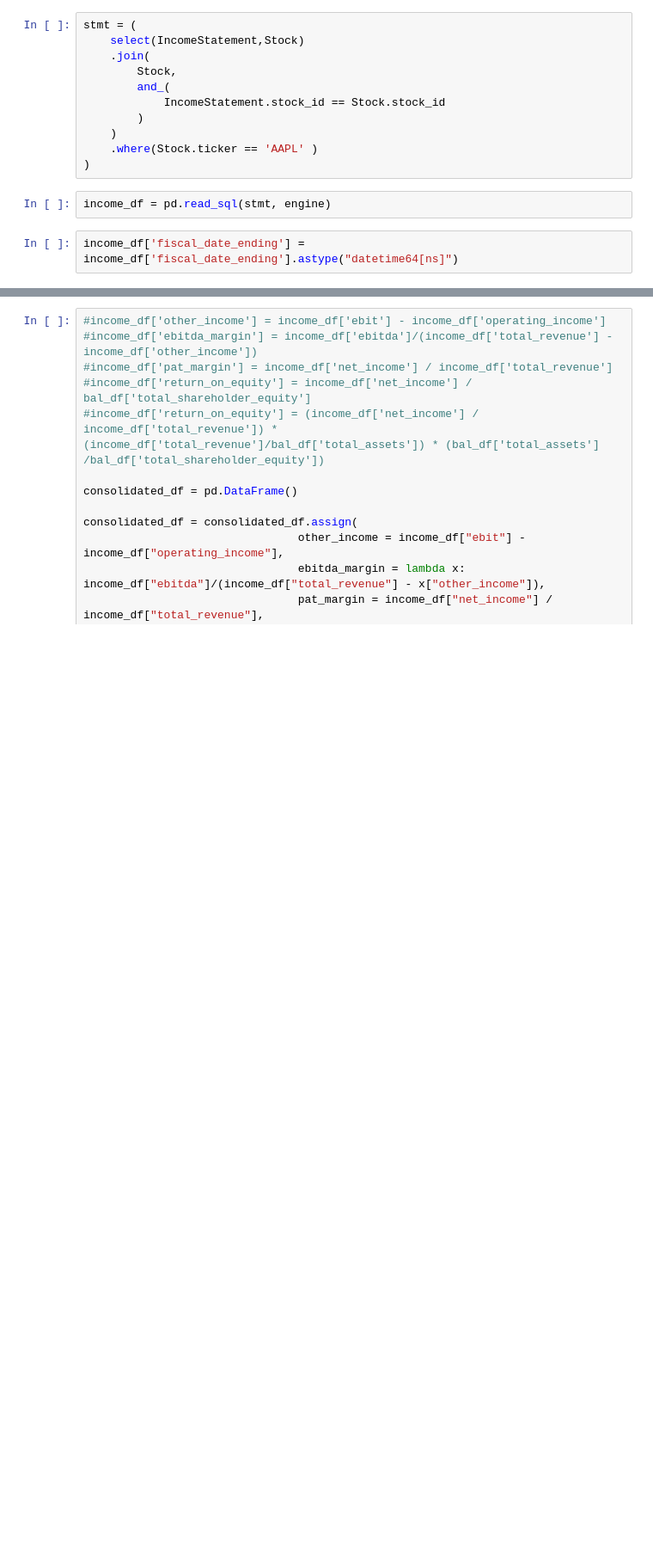
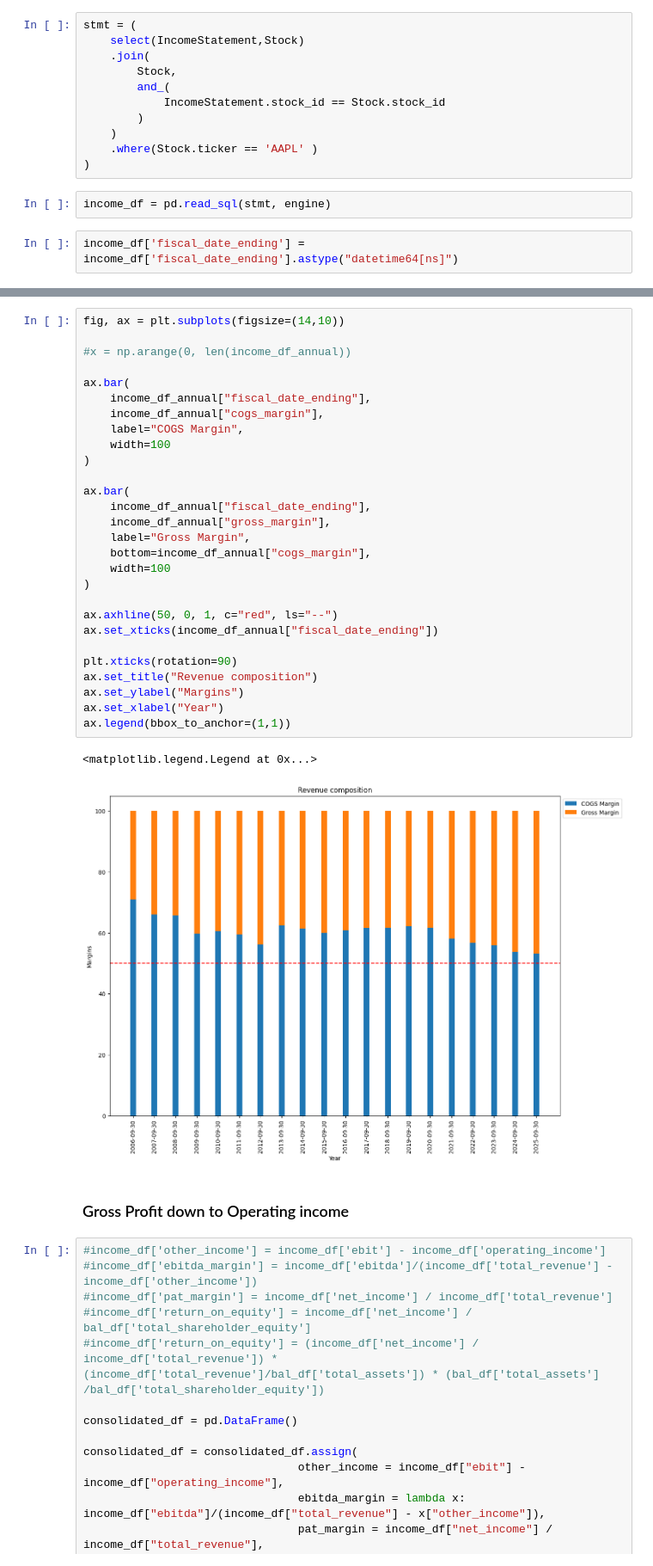
Before and after one commit to kumarbyes/project_stock_analysis, a Jupyter notebook: analaysis_using_pandas/exploratory_data_anaysis.ipynb, the cells around one changed output, grey strips where cells are left out. Shown at 86% size. Drawn from its saved outputs; the diff is of its cells as text; blank space fills up the shorter version.

```diff
--- a/analaysis_using_pandas/exploratory_data_anaysis.ipynb
+++ b/analaysis_using_pandas/exploratory_data_anaysis.ipynb
@@ -182,3 +277,36 @@ income_df.query("report_type == 'ANNUAL'")
+# %%
+fig, ax = plt.subplots(figsize=(14,10))
+
+#x = np.arange(0, len(income_df_annual))
+
+ax.bar(
+    income_df_annual["fiscal_date_ending"],
+    income_df_annual["cogs_margin"],
+    label="COGS Margin",
+    width=100
+)
+
+ax.bar(
+    income_df_annual["fiscal_date_ending"],
+    income_df_annual["gross_margin"],
+    label="Gross Margin",
+    bottom=income_df_annual["cogs_margin"],
+    width=100
+)
+
+ax.axhline(50, 0, 1, c="red", ls="--")
+ax.set_xticks(income_df_annual["fiscal_date_ending"])
+
+plt.xticks(rotation=90)
+ax.set_title("Revenue composition")
+ax.set_ylabel("Margins")
+ax.set_xlabel("Year")
+ax.legend(bbox_to_anchor=(1,1))
+# %% [output]
+<matplotlib.legend.Legend at 0x...>
+[figure, added]
+# %% [markdown]
+### Gross Profit down to Operating income
 # %%
 #income_df['other_income'] = income_df['ebit'] - income_df['operating_income']
 #income_df['ebitda_margin'] = income_df['ebitda']/(income_df['total_revenue'] - income_df['other_income'])
```
Also changed, not shown: parts of 20 cells of this notebook, 3 other files.
